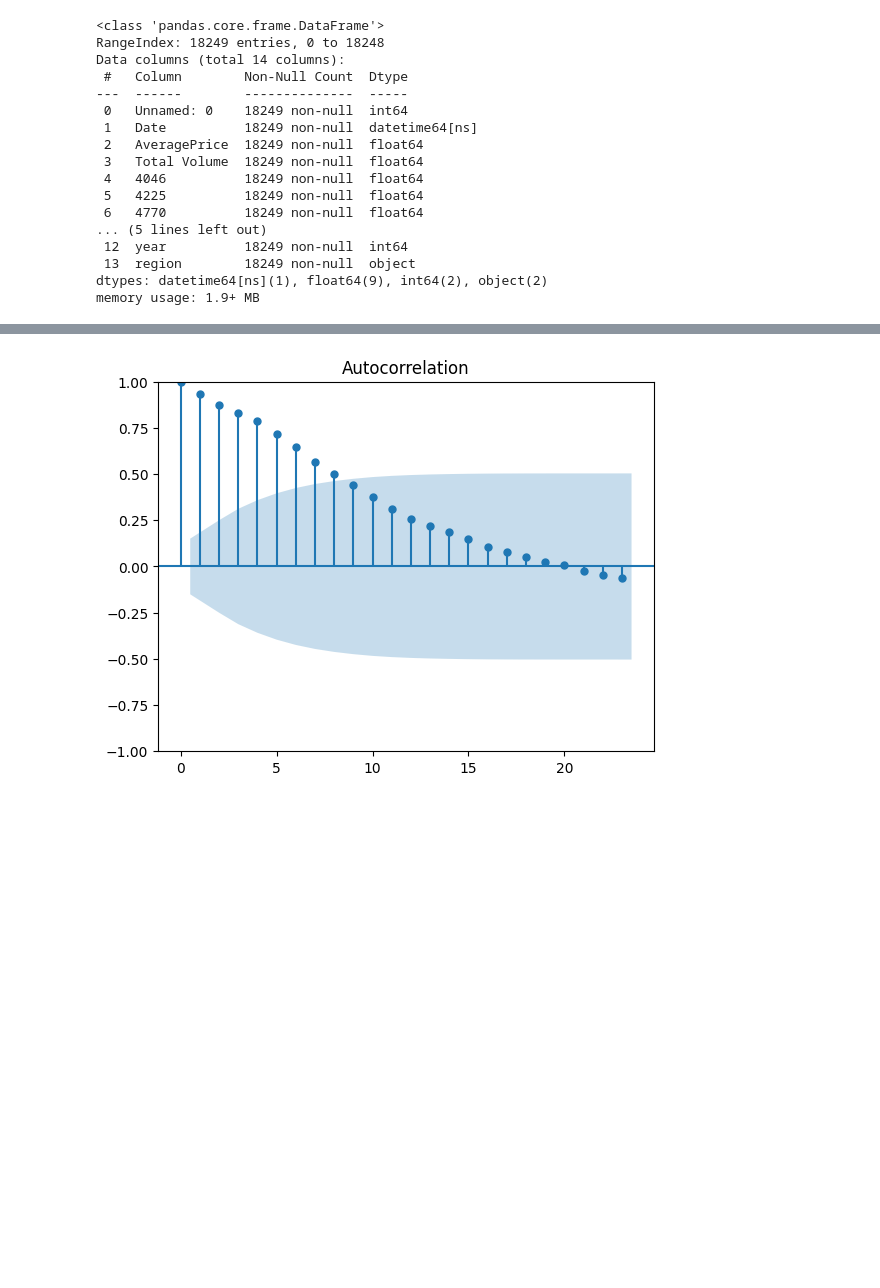
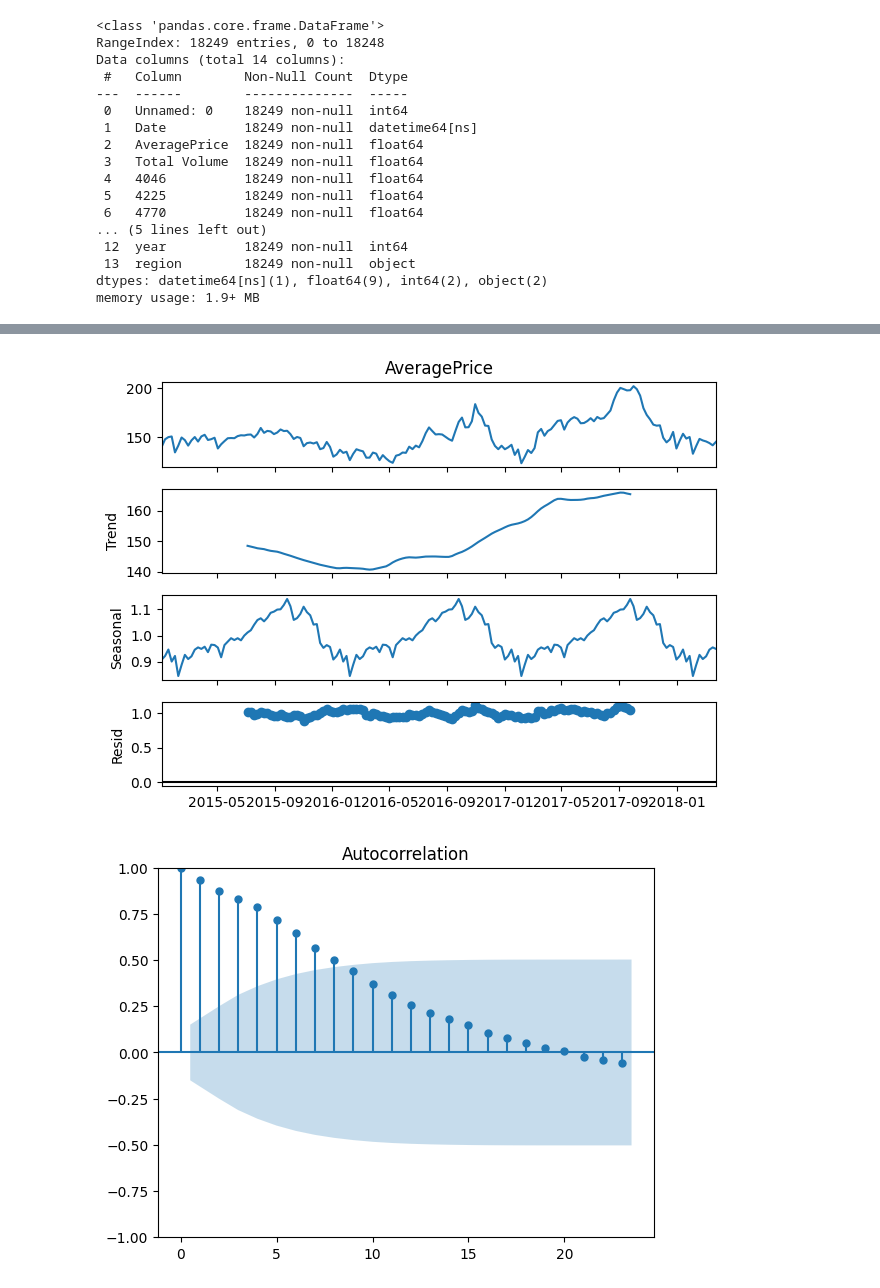
Before and after one commit to tophernguyen/timeseries, a Jupyter notebook: timeseries.ipynb, the cells around one changed output, grey strips where cells are left out. Cells and saved outputs as stored; diff of their text form; code cells hidden in the pictures; blank space fills up the shorter version.

```diff
--- a/timeseries.ipynb
+++ b/timeseries.ipynb
@@ -52,3 +45,8 @@ plt.show()
+# %%
+sm.tsa.seasonal_decompose(y, model = 'multiplicative').plot()
+plt.show();
+# %% [output]
+[figure, added]
 # %%
 from statsmodels.graphics.tsaplots import plot_acf, plot_pacf
 
```
Also changed, not shown: parts of 19 cells of this notebook, 1 other file.
